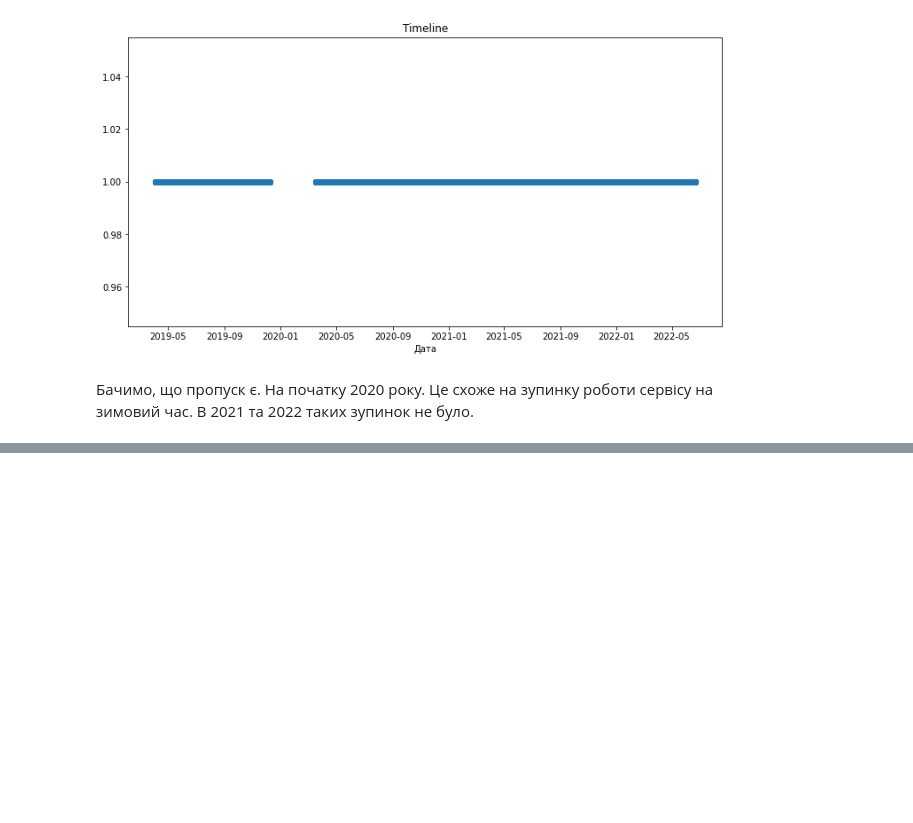
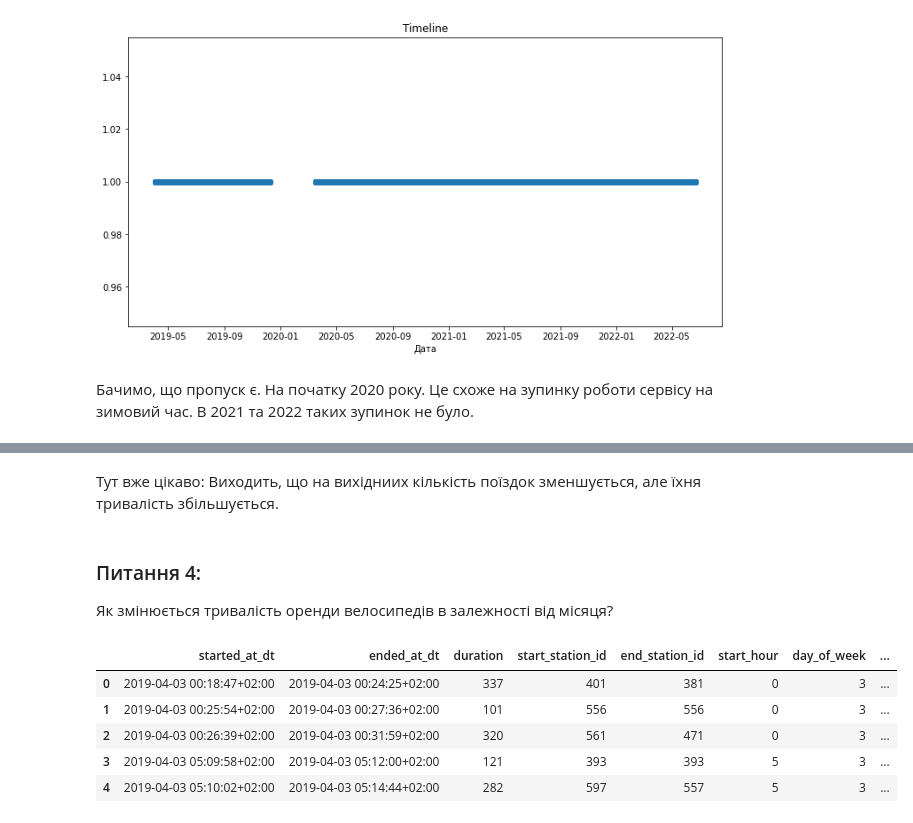
Before and after one commit to oyakymchuk/project_bysykkel, a Jupyter notebook: task_1.ipynb, the cells around one changed output, grey strips where cells are left out. Saved outputs shown, nothing was run; the diff lists cells and outputs as text; code cells hidden in the pictures; blank space fills up the shorter version.

```diff
--- a/task_1.ipynb
+++ b/task_1.ipynb
@@ -62,0 +15,3 @@ __Питання:__
+# %%
+df = pd.read_csv('./data/oslo_clear_rides_data.csv')
+df.head()
@@ -276,0 +134,16 @@ plt.show()
+# %% [markdown]
+Тут вже цікаво: Виходить, що на вихідниих кількість поїздок зменшується, але їхня тривалість збільшується.
+# %% [markdown]
+### Питання 4:
+Як змінюється тривалість оренди велосипедів в залежності від місяця?
+# %%
+df_4 = df
+df_4['month'] = df_4['started_at_dt'].apply(lambda x: x.strftime('%m'))
+df_4.head()
+# %% [output]
+|  | started_at_dt | ended_at_dt | duration | start_station_id | end_station_id | start_hour | day_of_week | ... |
+| 0 | 2019-04-03 00:18:47+02:00 | 2019-04-03 00:24:25+02:00 | 337 | 401 | 381 | 0 | 3 | ... |
+| 1 | 2019-04-03 00:25:54+02:00 | 2019-04-03 00:27:36+02:00 | 101 | 556 | 556 | 0 | 3 | ... |
+| 2 | 2019-04-03 00:26:39+02:00 | 2019-04-03 00:31:59+02:00 | 320 | 561 | 471 | 0 | 3 | ... |
+| 3 | 2019-04-03 05:09:58+02:00 | 2019-04-03 05:12:00+02:00 | 121 | 393 | 393 | 5 | 3 | ... |
+| 4 | 2019-04-03 05:10:02+02:00 | 2019-04-03 05:14:44+02:00 | 282 | 597 | 557 | 5 | 3 | ... |
```
Also changed, not shown: parts of 45 cells of this notebook, 2 other files.
